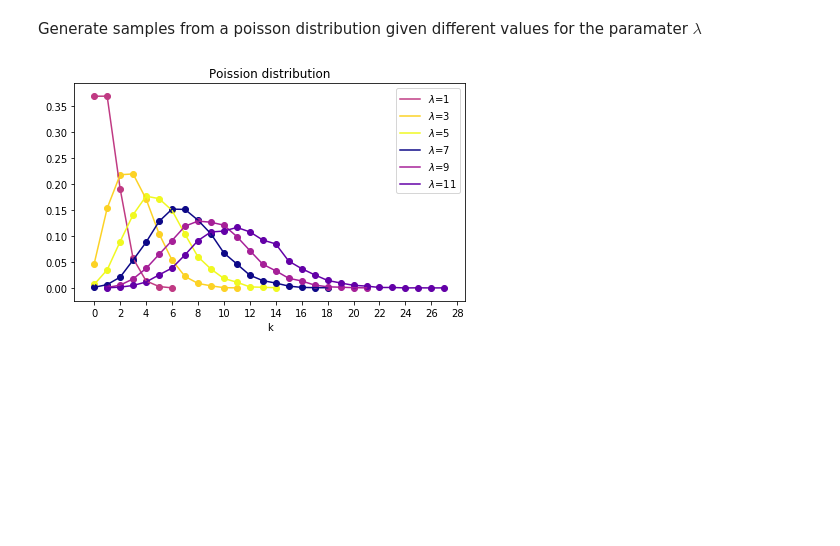
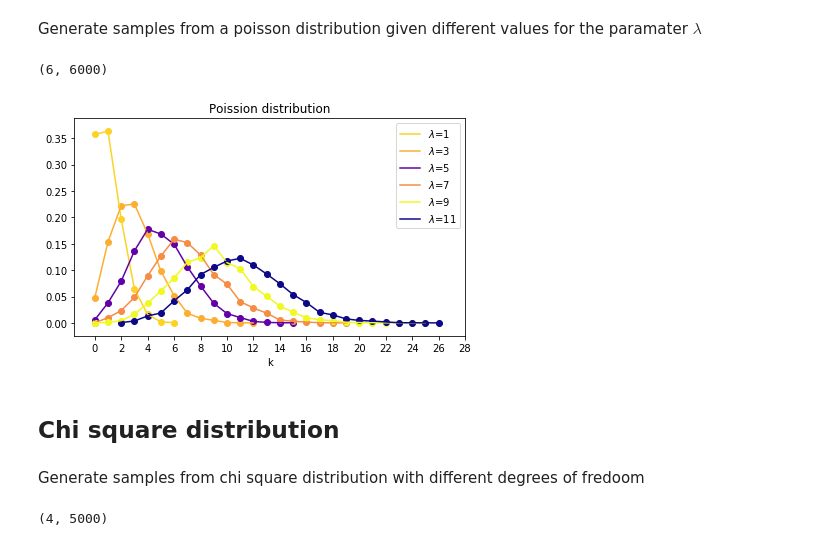
Before and after one commit to Vykstorm/pystatistics, a Jupyter notebook: distributions.ipynb, the cells around one changed output. Cells and saved outputs as stored; diff of their text form; code cells hidden in the pictures; blank space fills up the shorter version.

Commit message:
Added chi square distribution generation example

```diff
--- a/distributions.ipynb
+++ b/distributions.ipynb
@@ -116,20 +116,35 @@ Generate samples from a poisson distribution given different values for the para
 lambdas = range(1, 12, 2)
 samples = np.concatenate([np.random.poisson(l, size=6000).reshape([-1, 1])
                           for l in lambdas], axis=1).swapaxes(0, 1)
+samples.shape
+# %% [output]
+(6, 6000)
 # %%
 plt.figure(figsize=(7, 4))
-for l, values in zip(lambdas, samples):
-    x = np.arange(values.min(), values.max()+1)
-    bins = np.concatenate([x, [values.max()+2]])
-    hist = np.histogram(values, bins=bins, density=True)[0]
+for k in range(0, len(lambdas)):
+    x = np.arange(samples[k].min(), samples[k].max()+1)
+    bins = np.concatenate([x, [samples[k].max()+2]])
+    hist = np.histogram(samples[k], bins=bins, density=True)[0]
 
     color = next(colors)
     plt.plot(x, hist, color=color)
     plt.scatter(x, hist, color=color)
 
 plt.xticks(np.arange(0, 30, 2))
 plt.xlabel('k')
 plt.legend(['$\lambda$={}'.format(l) for l in lambdas])
 plt.title('Poission distribution');
 # %% [output]
-[figure, old version]
+[figure, new version]
+# %% [markdown]
+## Chi square distribution
+# %% [markdown]
+Generate samples from chi square distribution with different degrees of fredoom
+# %%
+dfs = range(1, 12, 3)
+samples = np.concatenate(
+    [np.random.chisquare(df, size=5000).reshape([-1, 1])
+     for df in dfs], axis=1).swapaxes(0, 1)
+samples.shape
+# %% [output]
+(4, 5000)
```
Also changed, not shown: parts of 6 cells of this notebook.
